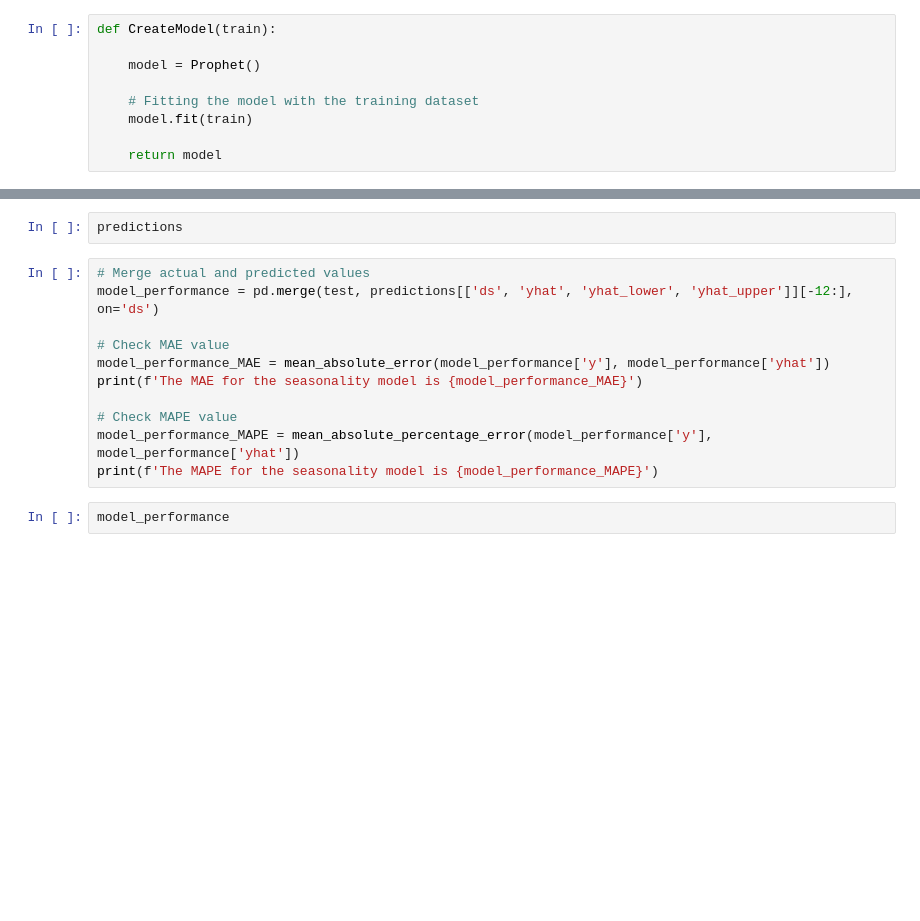
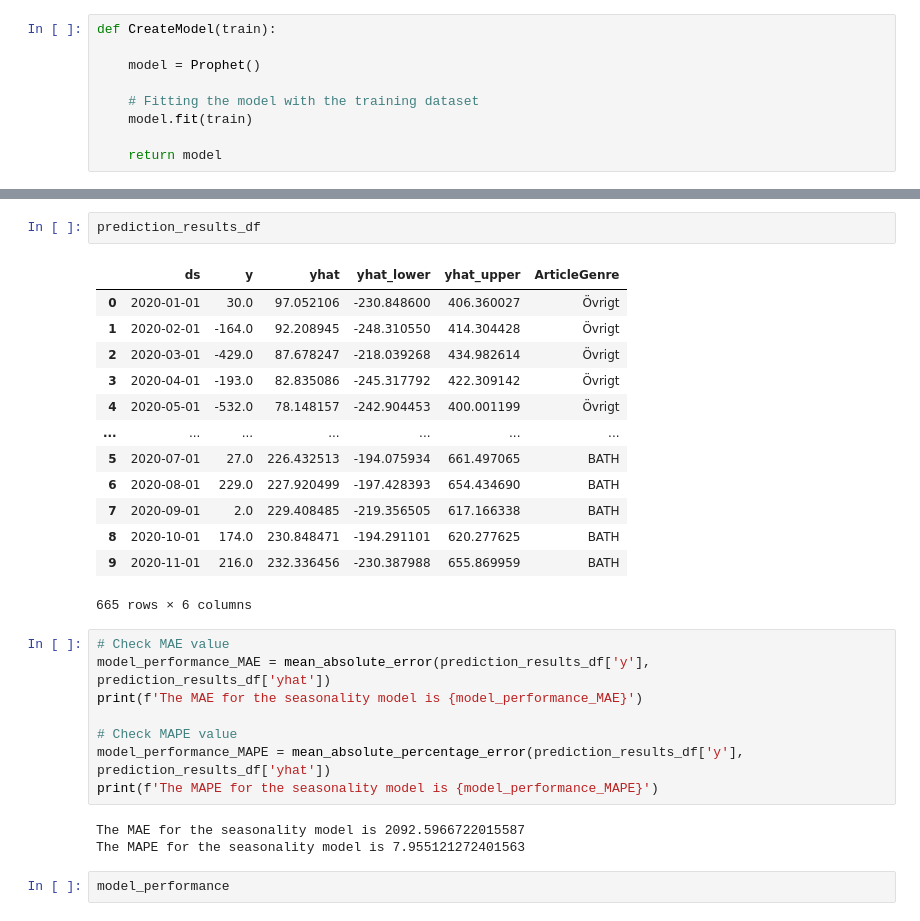
Before and after one commit to sandeepsabir/dsproject, a Jupyter notebook: DSProject.ipynb, the cells around one changed output, grey strips where cells are left out. Drawn from its saved outputs; the diff is of its cells as text; blank space fills up the shorter version.

```diff
--- a/DSProject.ipynb
+++ b/DSProject.ipynb
@@ -247,16 +257,30 @@ def ModelPrediction(model):
 # %%
-predictions
+prediction_results_df
+# %% [output]
+|  | ds | y | yhat | yhat_lower | yhat_upper | ArticleGenre |
+| 0 | 2020-01-01 | 30.0 | 97.052106 | -230.848600 | 406.360027 | Övrigt |
+| 1 | 2020-02-01 | -164.0 | 92.208945 | -248.310550 | 414.304428 | Övrigt |
+| 2 | 2020-03-01 | -429.0 | 87.678247 | -218.039268 | 434.982614 | Övrigt |
+| 3 | 2020-04-01 | -193.0 | 82.835086 | -245.317792 | 422.309142 | Övrigt |
+| 4 | 2020-05-01 | -532.0 | 78.148157 | -242.904453 | 400.001199 | Övrigt |
+| ... | ... | ... | ... | ... | ... | ... |
+| 5 | 2020-07-01 | 27.0 | 226.432513 | -194.075934 | 661.497065 | BATH |
+| 6 | 2020-08-01 | 229.0 | 227.920499 | -197.428393 | 654.434690 | BATH |
+| 7 | 2020-09-01 | 2.0 | 229.408485 | -219.356505 | 617.166338 | BATH |
+| 8 | 2020-10-01 | 174.0 | 230.848471 | -194.291101 | 620.277625 | BATH |
+| 9 | 2020-11-01 | 216.0 | 232.336456 | -230.387988 | 655.869959 | BATH |
+665 rows × 6 columns
 # %%
-# Merge actual and predicted values
-model_performance = pd.merge(test, predictions[['ds', 'yhat', 'yhat_lower', 'yhat_upper']][-12:], on='ds')
-
 # Check MAE value
-model_performance_MAE = mean_absolute_error(model_performance['y'], model_performance['yhat'])
+model_performance_MAE = mean_absolute_error(prediction_results_df['y'], prediction_results_df['yhat'])
 print(f'The MAE for the seasonality model is {model_performance_MAE}')
 
 # Check MAPE value
-model_performance_MAPE = mean_absolute_percentage_error(model_performance['y'], model_performance['yhat'])
+model_performance_MAPE = mean_absolute_percentage_error(prediction_results_df['y'], prediction_results_df['yhat'])
 print(f'The MAPE for the seasonality model is {model_performance_MAPE}')
+# %% [output]
+The MAE for the seasonality model is 2092.5966722015587
+The MAPE for the seasonality model is 7.955121272401563
 # %%
 model_performance
 # %%
```
Also changed, not shown: parts of 5 cells of this notebook.
